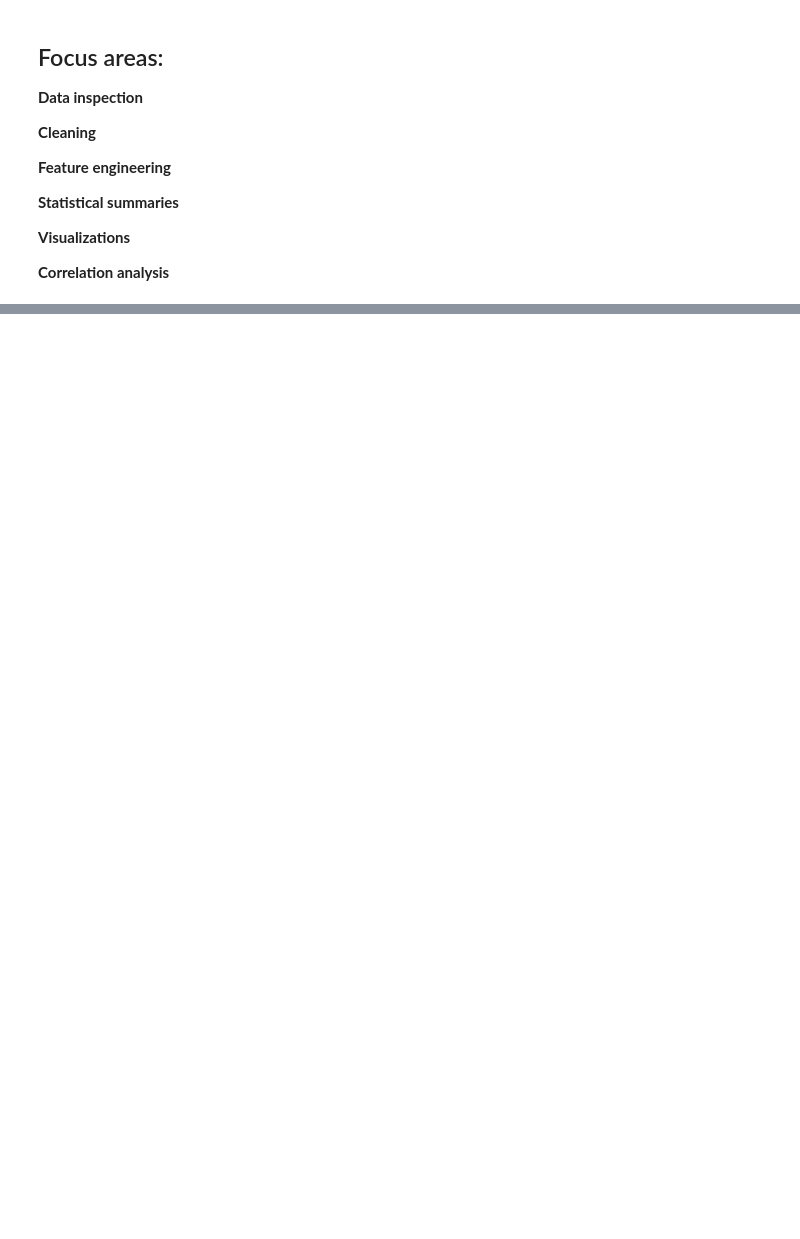
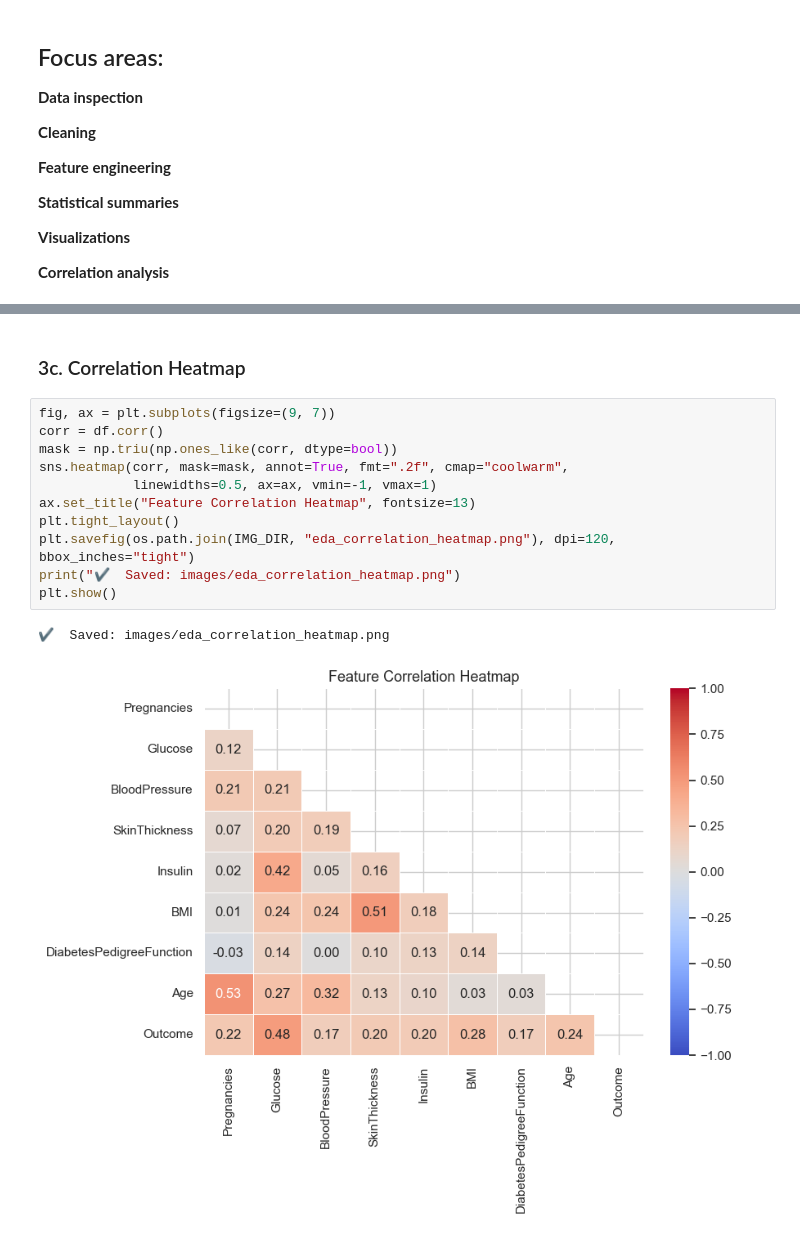
Before and after one commit to kapilsharma2411/CapstoneProject, a Jupyter notebook: Capstone-Project.ipynb, the cells around one changed output, grey strips where cells are left out. Drawn from its saved outputs; the diff is of its cells as text; blank space fills up the shorter version.

```diff
--- a/Capstone-Project.ipynb
+++ b/Capstone-Project.ipynb
@@ -386,0 +226,16 @@ Confusion Matrix:
+# %% [markdown]
+### 3c. Correlation Heatmap
+# %%
+fig, ax = plt.subplots(figsize=(9, 7))
+corr = df.corr()
+mask = np.triu(np.ones_like(corr, dtype=bool))
+sns.heatmap(corr, mask=mask, annot=True, fmt=".2f", cmap="coolwarm",
+            linewidths=0.5, ax=ax, vmin=-1, vmax=1)
+ax.set_title("Feature Correlation Heatmap", fontsize=13)
+plt.tight_layout()
+plt.savefig(os.path.join(IMG_DIR, "eda_correlation_heatmap.png"), dpi=120, bbox_inches="tight")
+print("✔  Saved: images/eda_correlation_heatmap.png")
+plt.show()
+# %% [output]
+✔  Saved: images/eda_correlation_heatmap.png
+[figure, added]
```
Also changed, not shown: parts of 74 cells of this notebook, 11 other files.
